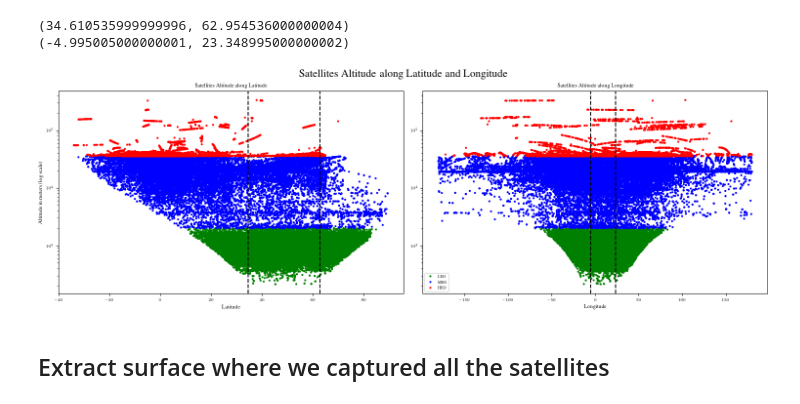
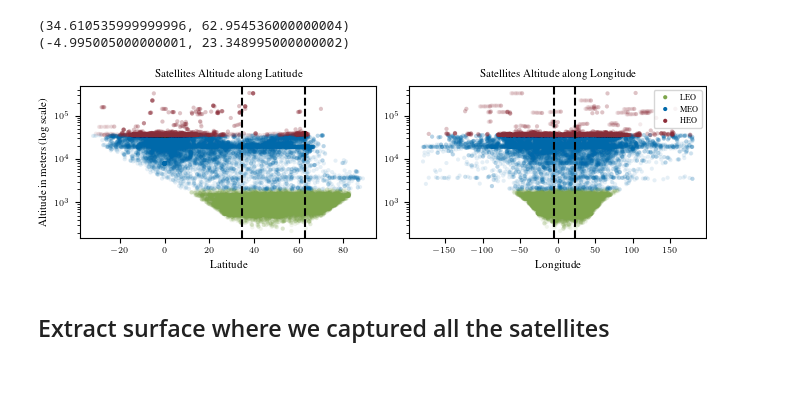
Before and after one commit to timoluebbing/Satellites, a Jupyter notebook: exp/exp_TL_MO_001_SatellitesMystery.ipynb, the cells around one changed output. Drawn from its saved outputs; the diff is of its cells as text; code cells hidden in the pictures; blank space fills up the shorter version.

Commit message:
noice plots

```diff
--- a/exp/exp_TL_MO_001_SatellitesMystery.ipynb
+++ b/exp/exp_TL_MO_001_SatellitesMystery.ipynb
@@ -28,7 +33,7 @@ path_tue = '../Data/satellite_above_tübingen_90.txt'
 path_rome = '../Data/satellite_above_rome_90.txt'
 
 data_rome = load_satellites_data(path_rome)
-data_tue = load_satellites_data(path_tue)
+data_tue = load_satellites_data(path_tue, n_samples=15)
 # %% [output]
 Error decoding JSON object 47: Expecting value: line 1 column 1 (char 0)
 <class 'pandas.core.frame.DataFrame'>
@@ -164,43 +169,45 @@ print(cutoff_lng)
 plt.rcParams.update(
     bundles.icml2022(
         column="full",
         nrows=1,
         ncols=2,
         usetex=True,
     )
 )
 
-fig, (ax1, ax2) = plt.subplots(1, 2, figsize=(15, 5))
-fig.suptitle('Satellites Altitude along Latitude and Longitude', fontsize=16)
+fig, (ax1, ax2) = plt.subplots(1, 2)
+# fig.suptitle('Satellites Altitude along Latitude and Longitude')
 
-ax1.scatter(data_tue_LEO['satlat'], data_tue_LEO['satalt'], color='g', marker=".", alpha=1, edgecolors="none")
-ax1.scatter(data_tue_MEO['satlat'], data_tue_MEO['satalt'], color='b', marker=".", alpha=1, edgecolors="none")
-ax1.scatter(data_tue_HEO['satlat'], data_tue_HEO['satalt'], color='r', marker=".", alpha=1, edgecolors="none")
+ax1.scatter(data_tue_LEO['satlat'], data_tue_LEO['satalt'], color=rgb.tue_green, marker=".", alpha=.1, edgecolors="none")
+ax1.scatter(data_tue_MEO['satlat'], data_tue_MEO['satalt'], color=rgb.tue_blue, marker=".", alpha=.1, edgecolors="none")
+ax1.scatter(data_tue_HEO['satlat'], data_tue_HEO['satalt'], color=rgb.tue_red, marker=".", alpha=.1, edgecolors="none")
 # Plot vertical lines at cutoff_lat
 ax1.axvline(cutoff_lat[0], color='k', linestyle='--')
 ax1.axvline(cutoff_lat[1], color='k', linestyle='--')
 ax1.set_xlabel('Latitude')
 ax1.set_ylabel('Altitude in meters (log scale)')
 ax1.set_title('Satellites Altitude along Latitude')
 ax1.set_yscale('log')
 
-ax2.scatter(data_tue_LEO['satlng'], data_tue_LEO['satalt'], color='g', marker=".", alpha=1, edgecolors="none")
-ax2.scatter(data_tue_MEO['satlng'], data_tue_MEO['satalt'], color='b', marker=".", alpha=1, edgecolors="none")
-ax2.scatter(data_tue_HEO['satlng'], data_tue_HEO['satalt'], color='r', marker=".", alpha=1, edgecolors="none")
+ax2.scatter(data_tue_LEO['satlng'], data_tue_LEO['satalt'], color=rgb.tue_green, marker=".", alpha=.1, edgecolors="none")
+ax2.scatter(data_tue_MEO['satlng'], data_tue_MEO['satalt'], color=rgb.tue_blue, marker=".", alpha=.1, edgecolors="none")
+ax2.scatter(data_tue_HEO['satlng'], data_tue_HEO['satalt'], color=rgb.tue_red, marker=".", alpha=.1, edgecolors="none")
 # Plot vertical lines at cutoff_lat
 ax2.axvline(cutoff_lng[0], color='k', linestyle='--')
 ax2.axvline(cutoff_lng[1], color='k', linestyle='--')
 ax2.set_xlabel('Longitude')
 # ax2.set_ylabel('Altitude in meters (log scale)')
 ax2.set_title('Satellites Altitude along Longitude')
 ax2.set_yscale('log')
-ax2.legend(['LEO', 'MEO', 'HEO'], loc='top right')
+leg = ax2.legend(['LEO', 'MEO', 'HEO'], loc='upper right')
+for lh in leg.legendHandles:
+    lh.set_alpha(1)
 
 plt.savefig('../doc/fig/satellite_altitude.pdf')
 
 plt.show()
 # %% [output]
-[figure, old version]
+[figure, new version]
 # %% [markdown]
 ## Extract surface where we captured all the satellites
 # %% [markdown]
```
Also changed, not shown: parts of 6 cells of this notebook, 6 other files.
